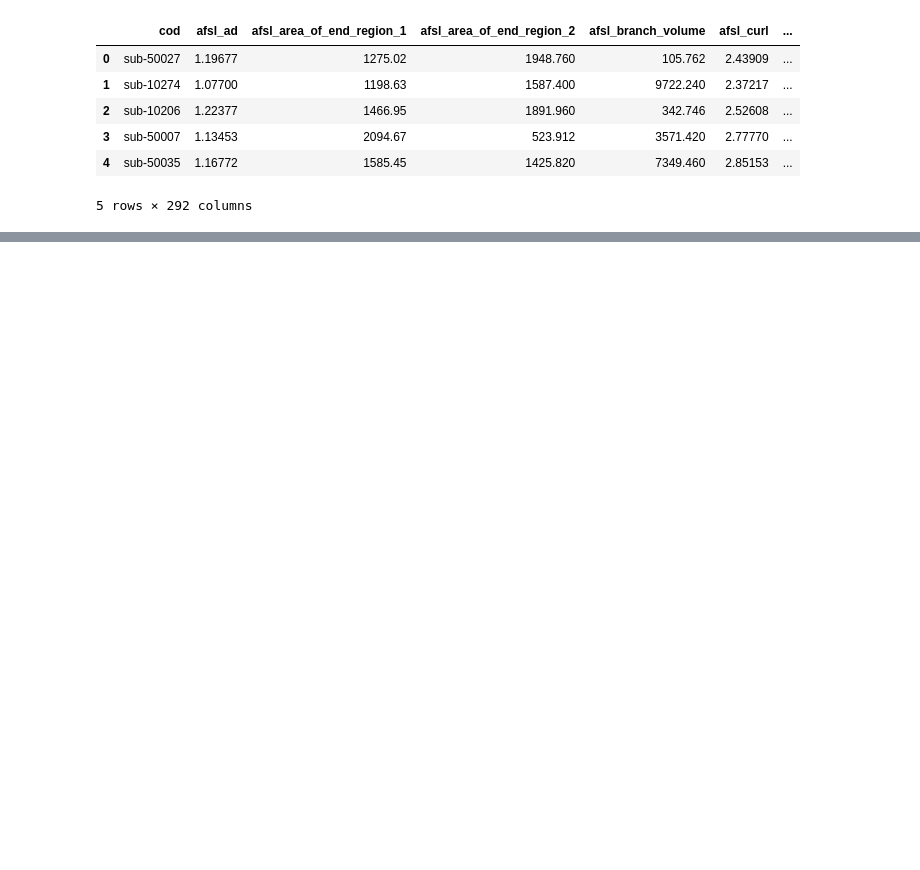
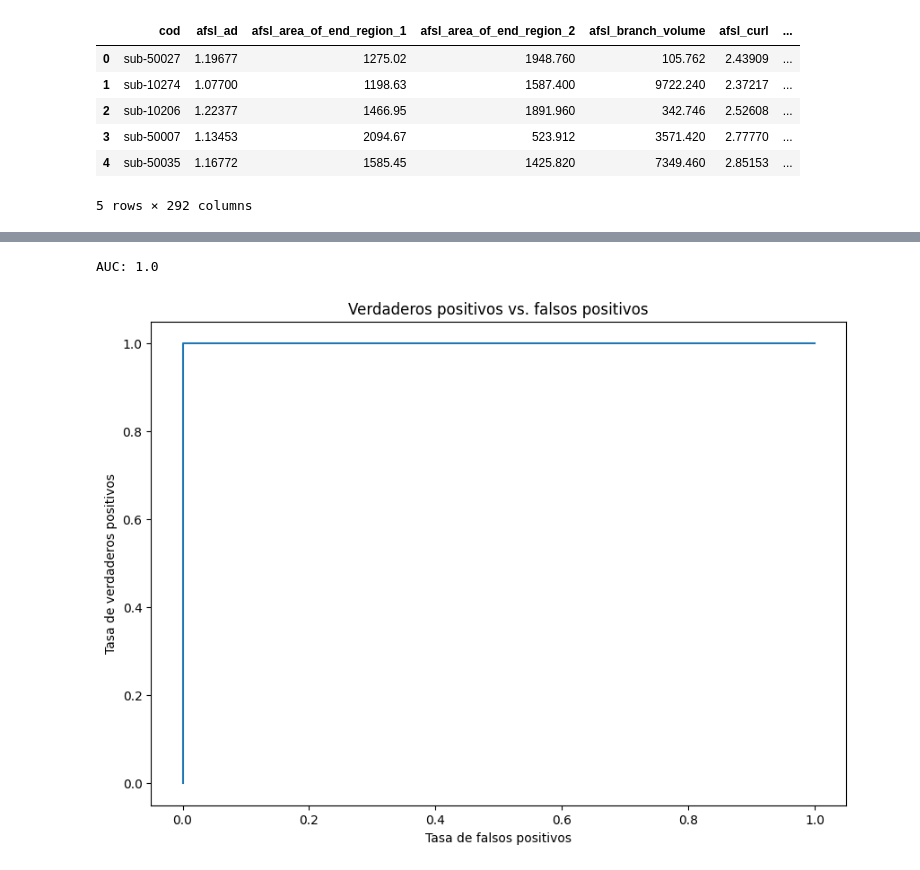
Before and after one commit to brainhack-school2023/galvan_project, a Jupyter notebook: src/dataset_reduction.ipynb, the cells around one changed output, grey strips where cells are left out. Drawn from its saved outputs; the diff is of its cells as text; code cells hidden in the pictures; blank space fills up the shorter version.

```diff
--- a/src/dataset_reduction.ipynb
+++ b/src/dataset_reduction.ipynb
@@ -55,0 +54,16 @@ print(efs.best_score_)
+# %%
+from sklearn.preprocessing import MinMaxScaler
+from sklearn.linear_model import LogisticRegression # El método de regresión logística que vamos a usar
+
+# Definamos la matriz X
+X = train_set.drop(['cod', 'label'], axis=1).values # En este caso no hace falta reshapear, porque ya tiene la forma que queremos
+y = train_set['label'] # Nuestra etiqueta sigue siende la misma de antes
+
+scaler = MinMaxScaler() # primero creo un objeto MinMaxScaler. osPor defecto, esto normaliza l datos al intervalo [0,1]
+scaler.fit(X) # encuentro los parametros para el escaleo
+X = scaler.transform(X) # aplico la transformacion
+
+regLog = LogisticRegression(penalty = 'none', max_iter=10000) # Inicializamos nuevamente el modelo
+regLog.fit(X, y) # Ajustamos el modelo con los parámetros
+probas = regLog.predict_proba(X)  # este es el metodo para obtener las predicciones de probabilidades en base a la matriz features
+print(probas)
@@ -55,0 +156,20 @@ print(efs.best_score_)
+# %%
+from sklearn.metrics import roc_curve # función curva ROC de scikit-learn
+from sklearn.metrics import roc_auc_score # función AUC de scikit-learn
+
+fpr, tpr, thresholds = roc_curve(y, probas[:,1]) # Función ROC: recibe las etiquetas verdaderas y las probas de que sean 1
+                                                # Devuelve las tastas de falsos positivos y verdaderos positivos, además de los
+                                                # umbrales a los que están calculados
+fig, ax = plt.subplots(figsize = (10,7))
+ax.set_title('Verdaderos positivos vs. falsos positivos')
+ax.plot(fpr,tpr) # Gráfico de TPR vs FPR
+ax.set_xlabel('Tasa de falsos positivos') # Etiqueta del eje x
+ax.set_ylabel('Tasa de verdaderos positivos') # Etiqueta del eje y
+
+auc = roc_auc_score(y, probas[:,1]) # Cálculo del área debajo de la curva, recibe también las etiquetas verdaderas
+                                    # y la proba de que valgan 1.
+
+print('AUC: {}'.format(round(auc,4))) # mostramos el AUC con 4 cifras significativas
+# %% [output]
+AUC: 1.0
+[figure, added]
```
Also changed, not shown: parts of 29 cells of this notebook.
